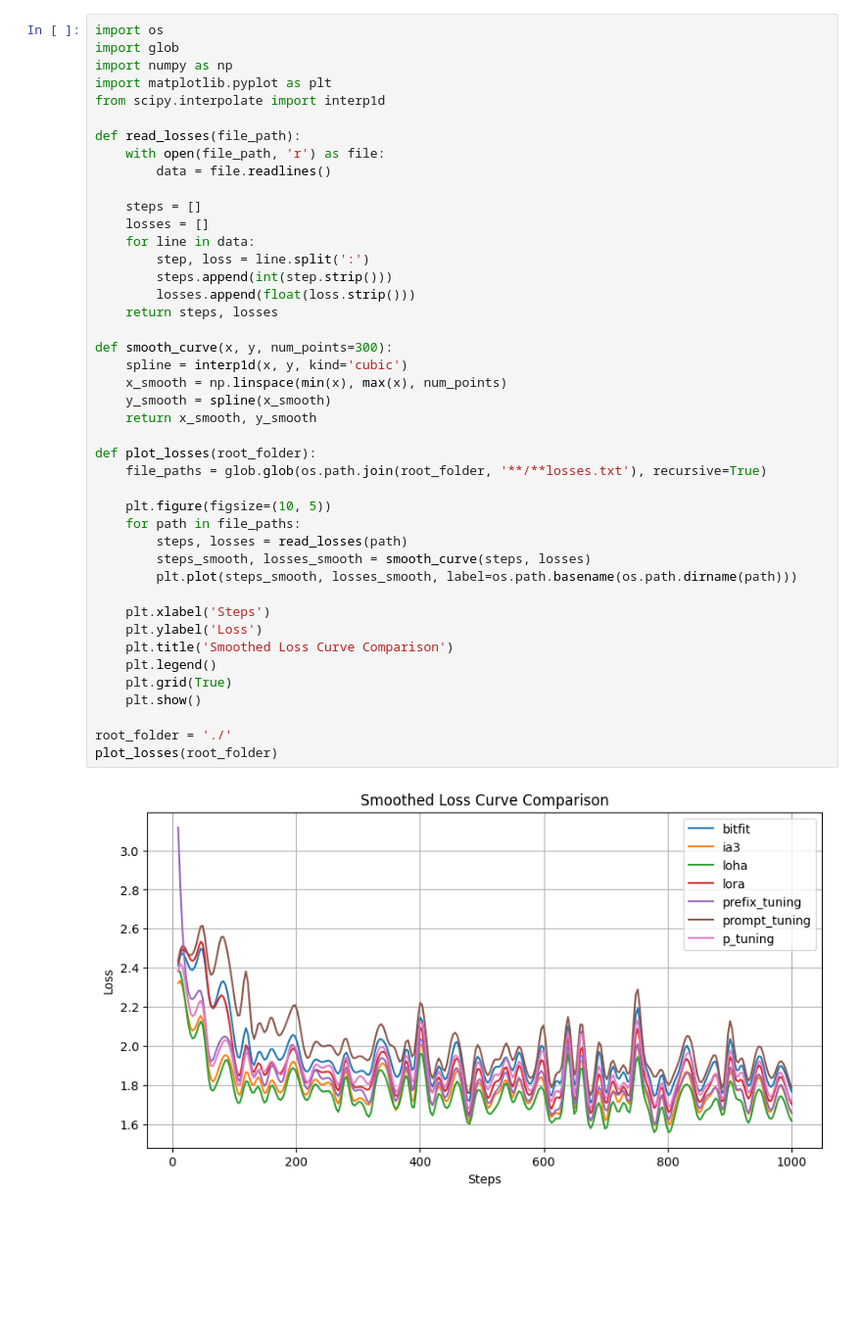
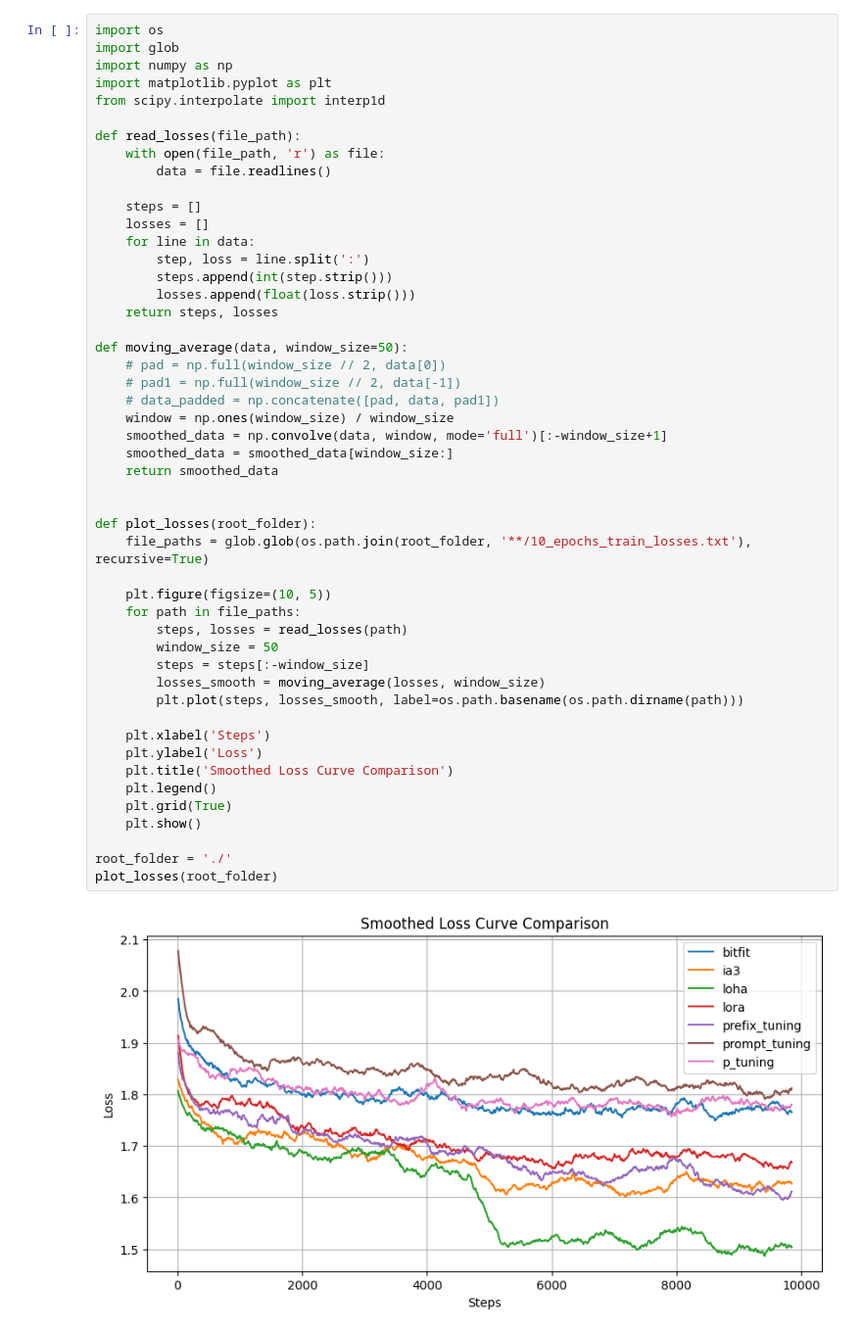
Before and after one commit to yanmy-netizen/PEFT, a Jupyter notebook: loss_curve.ipynb, the cells around one changed output. Shown at 98% size. Drawn from its saved outputs; the diff is of its cells as text; blank space fills up the shorter version.

Commit message:
update loss curve

```diff
--- a/loss_curve.ipynb
+++ b/loss_curve.ipynb
@@ -7,39 +7,45 @@ from scipy.interpolate import interp1d
 
 def read_losses(file_path):
     with open(file_path, 'r') as file:
         data = file.readlines()
 
     steps = []
     losses = []
     for line in data:
         step, loss = line.split(':')
         steps.append(int(step.strip()))
         losses.append(float(loss.strip()))
     return steps, losses
 
-def smooth_curve(x, y, num_points=300):
-    spline = interp1d(x, y, kind='cubic')
-    x_smooth = np.linspace(min(x), max(x), num_points)
-    y_smooth = spline(x_smooth)
-    return x_smooth, y_smooth
+def moving_average(data, window_size=50):
+    # pad = np.full(window_size // 2, data[0])
+    # pad1 = np.full(window_size // 2, data[-1])
+    # data_padded = np.concatenate([pad, data, pad1])
+    window = np.ones(window_size) / window_size
+    smoothed_data = np.convolve(data, window, mode='full')[:-window_size+1]
+    smoothed_data = smoothed_data[window_size:]
+    return smoothed_data
+
 
 def plot_losses(root_folder):
-    file_paths = glob.glob(os.path.join(root_folder, '**/**losses.txt'), recursive=True)
+    file_paths = glob.glob(os.path.join(root_folder, '**/10_epochs_train_losses.txt'), recursive=True)
 
     plt.figure(figsize=(10, 5))
     for path in file_paths:
         steps, losses = read_losses(path)
-        steps_smooth, losses_smooth = smooth_curve(steps, losses)
-        plt.plot(steps_smooth, losses_smooth, label=os.path.basename(os.path.dirname(path)))
+        window_size = 50
+        steps = steps[:-window_size]
+        losses_smooth = moving_average(losses, window_size)
+        plt.plot(steps, losses_smooth, label=os.path.basename(os.path.dirname(path)))
 
     plt.xlabel('Steps')
     plt.ylabel('Loss')
     plt.title('Smoothed Loss Curve Comparison')
     plt.legend()
     plt.grid(True)
     plt.show()
 
 root_folder = './'
 plot_losses(root_folder)
 # %% [output]
-[figure, old version]
+[figure, new version]
```
Also changed, not shown: parts of 1 cell of this notebook, 1 other file.
